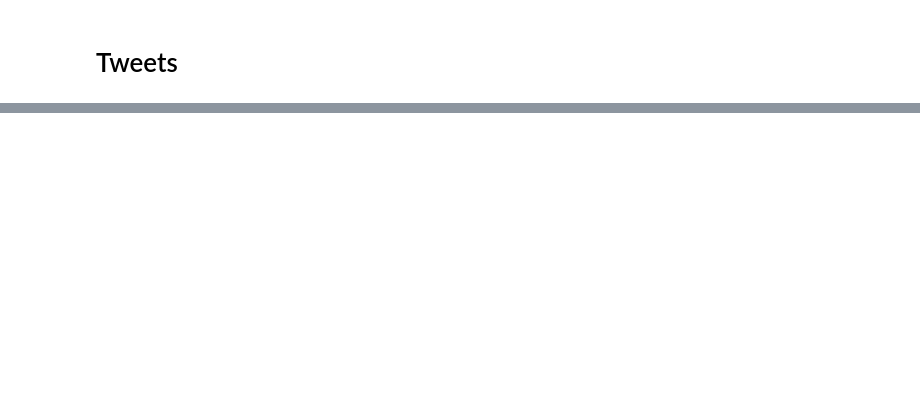
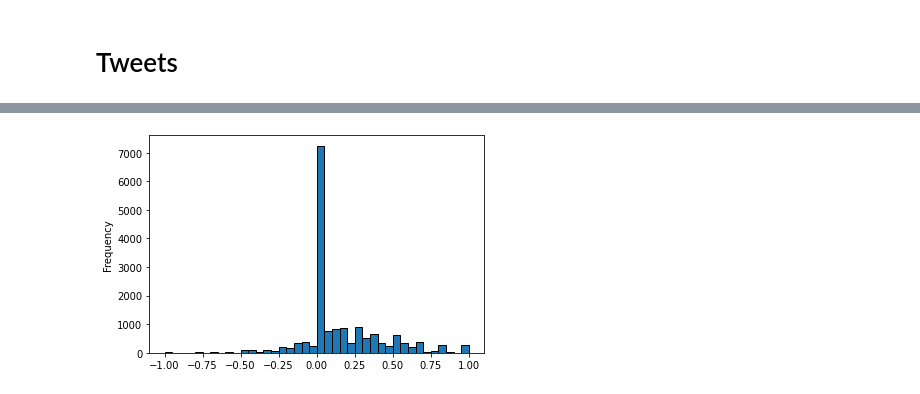
Before and after one commit to nyu-tandon-capstone/crypto-team4, a Jupyter notebook: notebooks/Tweets.ipynb, the cells around one changed output, grey strips where cells are left out. Drawn from its saved outputs; the diff is of its cells as text; code cells hidden in the pictures; blank space fills up the shorter version.

```diff
--- a/notebooks/Tweets.ipynb
+++ b/notebooks/Tweets.ipynb
@@ -94,0 +167,5 @@ MemoryError: Cannot allocate write+execute memory for ffi.callback(). You might
+# %%
+# histogram of polarity score
+text_data.polarity.plot(kind='hist',range=(-1,1),bins=40,edgecolor='black');
+# %% [output]
+[figure, added]
```
Also changed, not shown: parts of 29 cells of this notebook, 3 other files.
